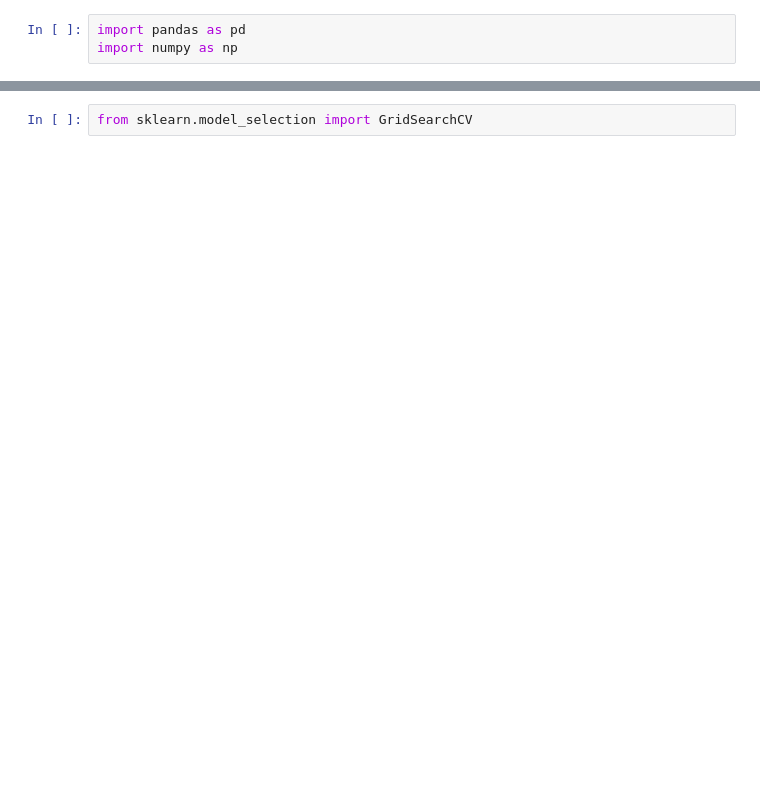
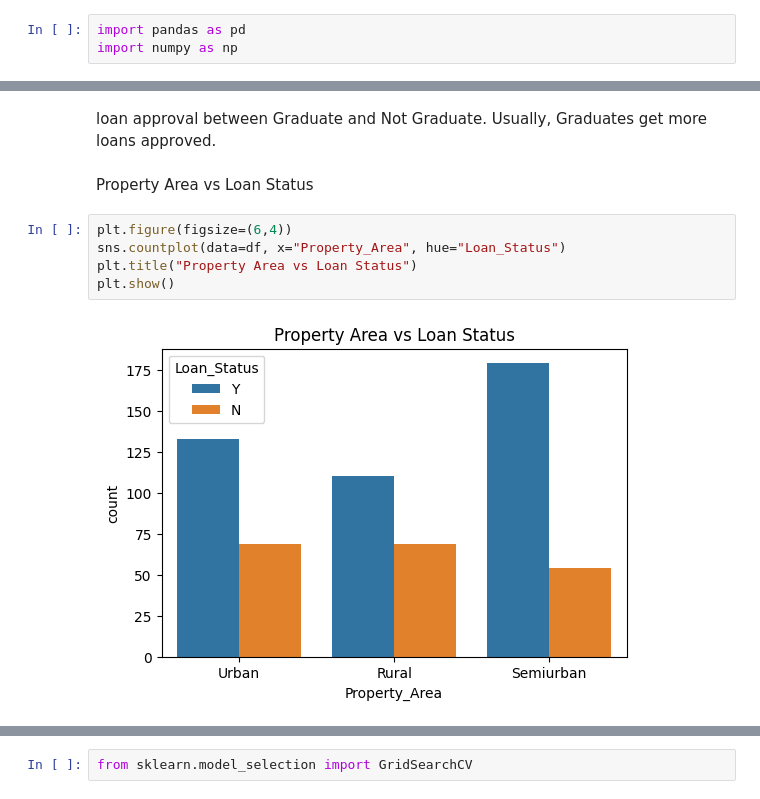
Before and after one commit to NileshPatil8/insurance-cost-prediction-ml, a Jupyter notebook: main.ipynb, the cells around one changed output, grey strips where cells are left out. Drawn from its saved outputs; the diff is of its cells as text; blank space fills up the shorter version.

```diff
--- a/main.ipynb
+++ b/main.ipynb
@@ -81,0 +124,12 @@ array([[<Axes: title={'center': 'age'}>, <Axes: title={'center': 'sex'}>,
+# %% [markdown]
+loan approval between Graduate and Not Graduate.
+Usually, Graduates get more loans approved.
+# %% [markdown]
+Property Area vs Loan Status
+# %%
+plt.figure(figsize=(6,4))
+sns.countplot(data=df, x="Property_Area", hue="Loan_Status")
+plt.title("Property Area vs Loan Status")
+plt.show()
+# %% [output]
+[figure, added]
```
Also changed, not shown: parts of 78 cells of this notebook.
